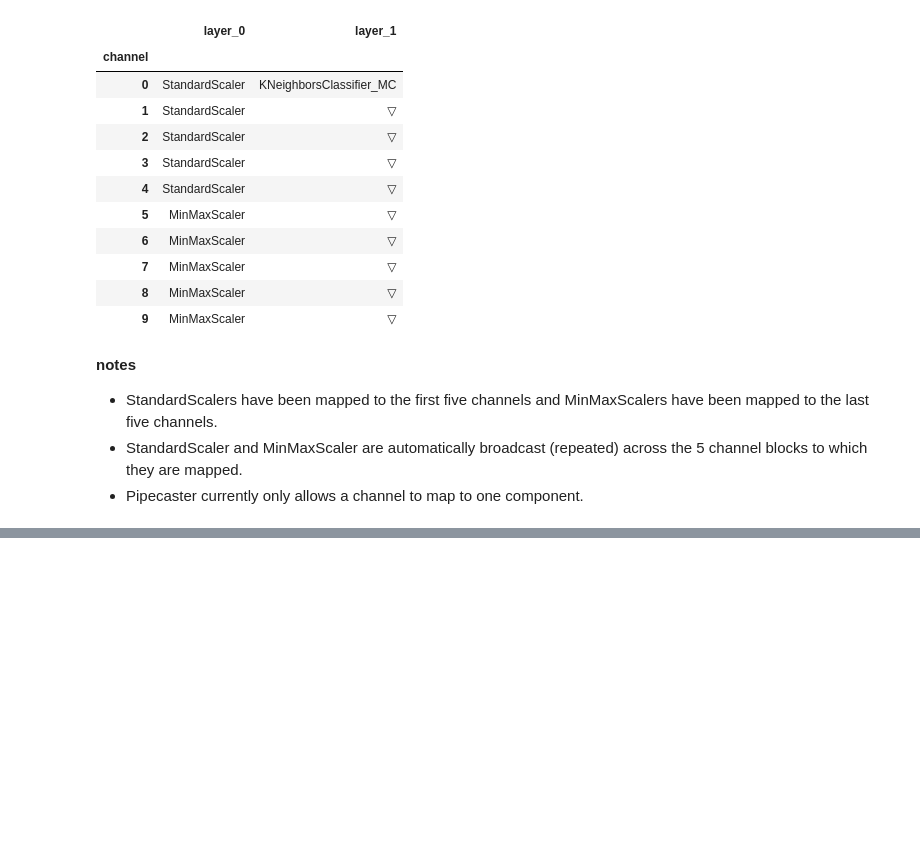
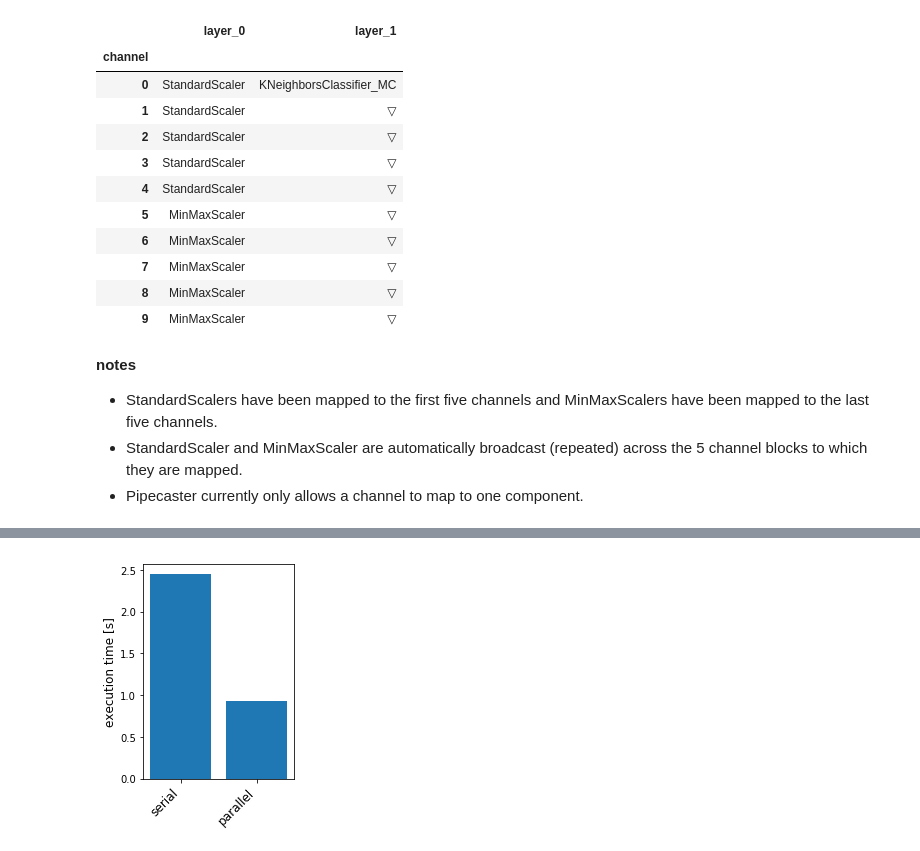
Before and after one commit to ajcallegari/scikit-multichannel, a Jupyter notebook: tutorials/01_basics.ipynb, the cells around one changed output, grey strips where cells are left out. Saved outputs shown, nothing was run; the diff lists cells and outputs as text; code cells hidden in the pictures; blank space fills up the shorter version.

```diff
--- a/tutorials/01_basics.ipynb
+++ b/tutorials/01_basics.ipynb
@@ -226,0 +232,19 @@ clf.add_layer(pc.MultichannelPredictor(KNeighborsClassifier()))
+# %%
+import time
+from sklearn.preprocessing import StandardScaler
+from sklearn.neighbors import KNeighborsClassifier
+from sklearn.feature_selection import mutual_info_classif, SelectKBest
+import pipecaster as pc
+
+Xs, y, matrix_types = pc.make_multi_input_classification(
+    n_informative_Xs=10, n_random_Xs=0, n_weak_Xs=0)
+
+clf = pc.MultichannelPipeline(n_channels=10)
+clf.add_layer(StandardScaler())
+clf.add_layer(SelectKBest(score_func=mutual_info_classif, k=5), pipe_processes='max')
+clf.add_layer(pc.MultichannelPredictor(KNeighborsClassifier()))
+
+t = time.time()
+accuracies = pc.cross_val_score(clf, Xs, y, cv=3)
+t_parallel = time.time() - t
+clf
@@ -226,0 +264,22 @@ clf.add_layer(pc.MultichannelPredictor(KNeighborsClassifier()))
+# %%
+clf = pc.MultichannelPipeline(n_channels=10)
+clf.add_layer(StandardScaler())
+clf.add_layer(SelectKBest(score_func=mutual_info_classif, k=5))
+clf.add_layer(pc.MultichannelPredictor(KNeighborsClassifier()))
+
+t = time.time()
+accuracies = pc.cross_val_score(clf, Xs, y, cv=3)
+t_serial = time.time() - t
+
+%matplotlib inline
+import matplotlib.pyplot as plt
+
+fig, axes = plt.subplots(1, 1)
+fig.set_size_inches(3,4)
+xlabels = ['serial', 'parallel']
+axes.bar(xlabels, [t_serial, t_parallel])
+axes.set_ylabel('execution time [s]', fontsize=12)
+axes.set_xticklabels(xlabels, rotation=45, ha='right', fontsize=12)
+plt.tight_layout()
+# %% [output]
+[figure, added]
```
Also changed, not shown: parts of 5 cells of this notebook, 1 other file.
